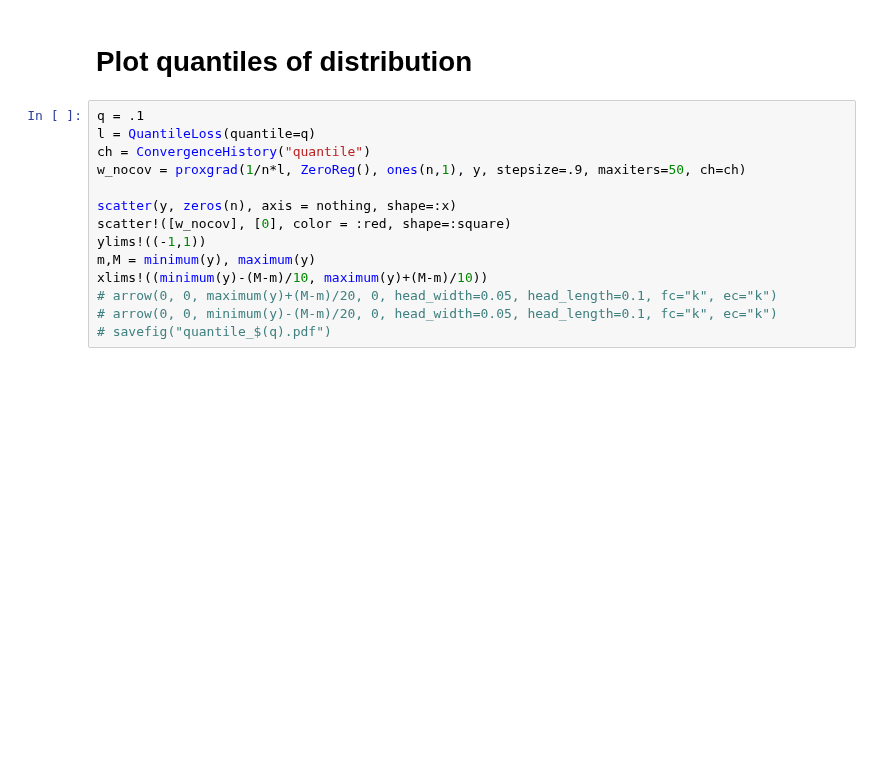
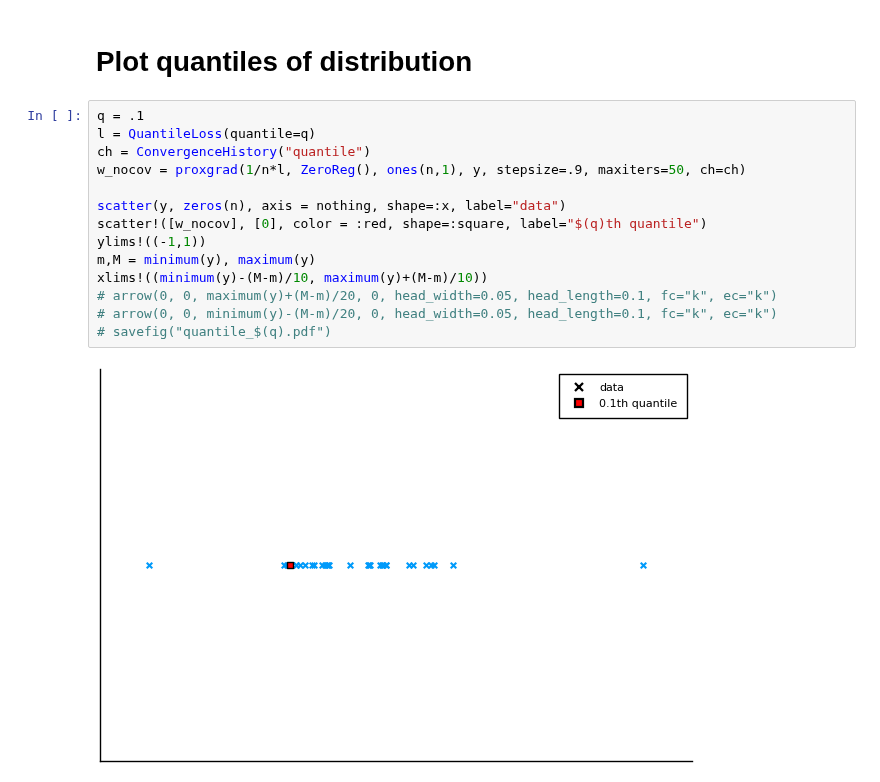
Before and after one commit to ORIE4741/demos, a Jupyter notebook: Robust regression.ipynb, the cells around one changed output. Cells and saved outputs as stored; diff of their text form; blank space fills up the shorter version.

```diff
--- a/Robust regression.ipynb
+++ b/Robust regression.ipynb
@@ -145,14 +175,16 @@ w_quant = [0.10650812418951766, -0.10807889302363258]
 # %%
 q = .1
 l = QuantileLoss(quantile=q)
 ch = ConvergenceHistory("quantile")
 w_nocov = proxgrad(1/n*l, ZeroReg(), ones(n,1), y, stepsize=.9, maxiters=50, ch=ch)
 
-scatter(y, zeros(n), axis = nothing, shape=:x)
-scatter!([w_nocov], [0], color = :red, shape=:square)
+scatter(y, zeros(n), axis = nothing, shape=:x, label="data")
+scatter!([w_nocov], [0], color = :red, shape=:square, label="$(q)th quantile")
 ylims!((-1,1))
 m,M = minimum(y), maximum(y)
 xlims!((minimum(y)-(M-m)/10, maximum(y)+(M-m)/10))
 # arrow(0, 0, maximum(y)+(M-m)/20, 0, head_width=0.05, head_length=0.1, fc="k", ec="k")
 # arrow(0, 0, minimum(y)-(M-m)/20, 0, head_width=0.05, head_length=0.1, fc="k", ec="k")
 # savefig("quantile_$(q).pdf")
+# %% [output]
+[figure, added]
```
Also changed, not shown: parts of 19 cells of this notebook.
